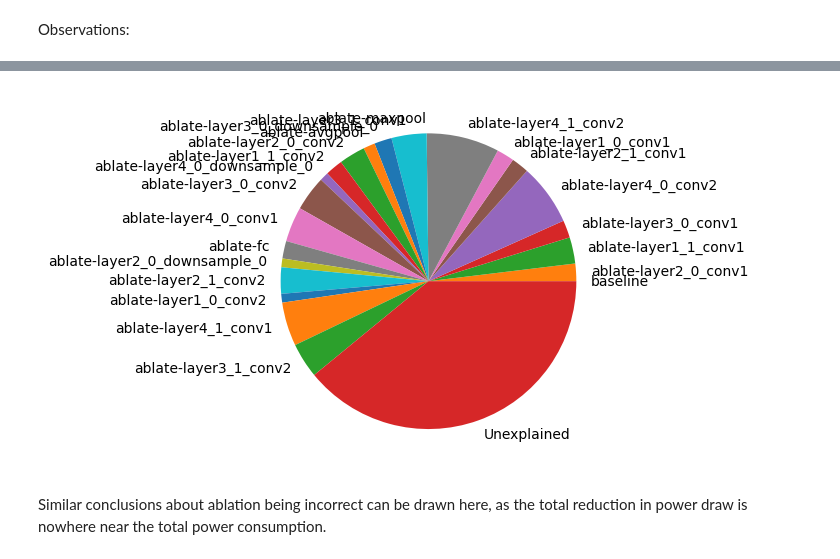
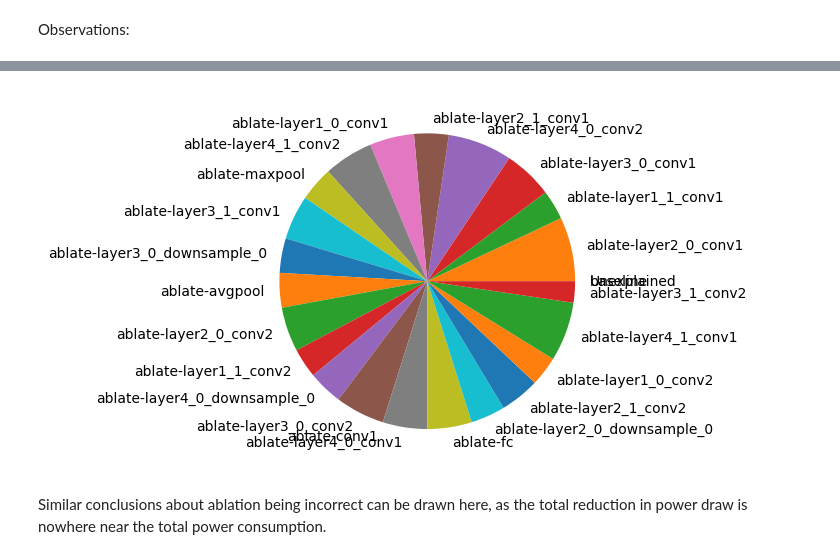
Before and after one commit to fuzzylabs/edge-vision-power-estimation, a Jupyter notebook: model_training/notebooks/EDA - Raw Data.ipynb, the cells around one changed output, grey strips where cells are left out. Drawn from its saved outputs; the diff is of its cells as text; code cells hidden in the pictures.

```diff
--- a/model_training/notebooks/EDA - Raw Data.ipynb
+++ b/model_training/notebooks/EDA - Raw Data.ipynb
@@ -34,2 +50,0 @@ plt.show()
-# %%
-main_df.loc[main_df.time > pd.to_datetime("20250108-10:47:10.042024")].iloc[:10000].set_index("time").power.plot()
@@ -41,9 +53,9 @@ Observations:
 * There's definitely a difference between the baseline and ablated networks in terms of power draw
 * However, ablate-conv1 network draws more power, which suggests that ablation may not be performed correctly
 # %%
-stats = {"baseline": main_df.iloc[a:b].power.describe()}
+stats = {"baseline": cut_active_df(main_df, main_latency).iloc[1500:].power.describe()}
 for key, df in ablated_dfs.items():
-    stats[key] = df.iloc[a:b].power.describe()
+    stats[key] = cut_active_df(df, ablated_latencies[key]).iloc[1500:].power.describe()
 
 stats_df = pd.DataFrame(stats).T
 # %%
@@ -69,5 +81,6 @@ stats_df
 # %%
 median_difference = stats_df["50%"].baseline - stats_df["50%"]
+median_difference[median_difference < 0.0] = 0.0
 median_difference
 # %% [output]
 baseline                             0.0
@@ -90,7 +103,8 @@ Name: 50%, dtype: float64
 # %% [markdown]
 Observations:
 # %%
-unexplained = stats_df["50%"].baseline - median_difference.drop("ablate-conv1").sum()
+unexplained = stats_df["50%"].baseline - median_difference.sum()
+# unexplained = 0.0
 # %%
 unexplained / stats_df["50%"].baseline
 # %% [output]
@@ -98,7 +112,7 @@ np.float64(0.39058893310764325)
 # %%
-plt.pie(list(median_difference.drop("ablate-conv1").values) + [unexplained], labels = list(median_difference.drop("ablate-conv1").index) + ["Unexplained"])
+plt.pie(list(median_difference.values) + [unexplained], labels = list(median_difference.index) + ["Unexplained"])
 plt.show()
 # %% [output]
-[figure, old version]
+[figure, new version]
 # %% [markdown]
 Similar conclusions about ablation being incorrect can be drawn here, as the total reduction in power draw is nowhere near the total power consumption.
```
Also changed, not shown: parts of 9 cells of this notebook, 5 other files.
